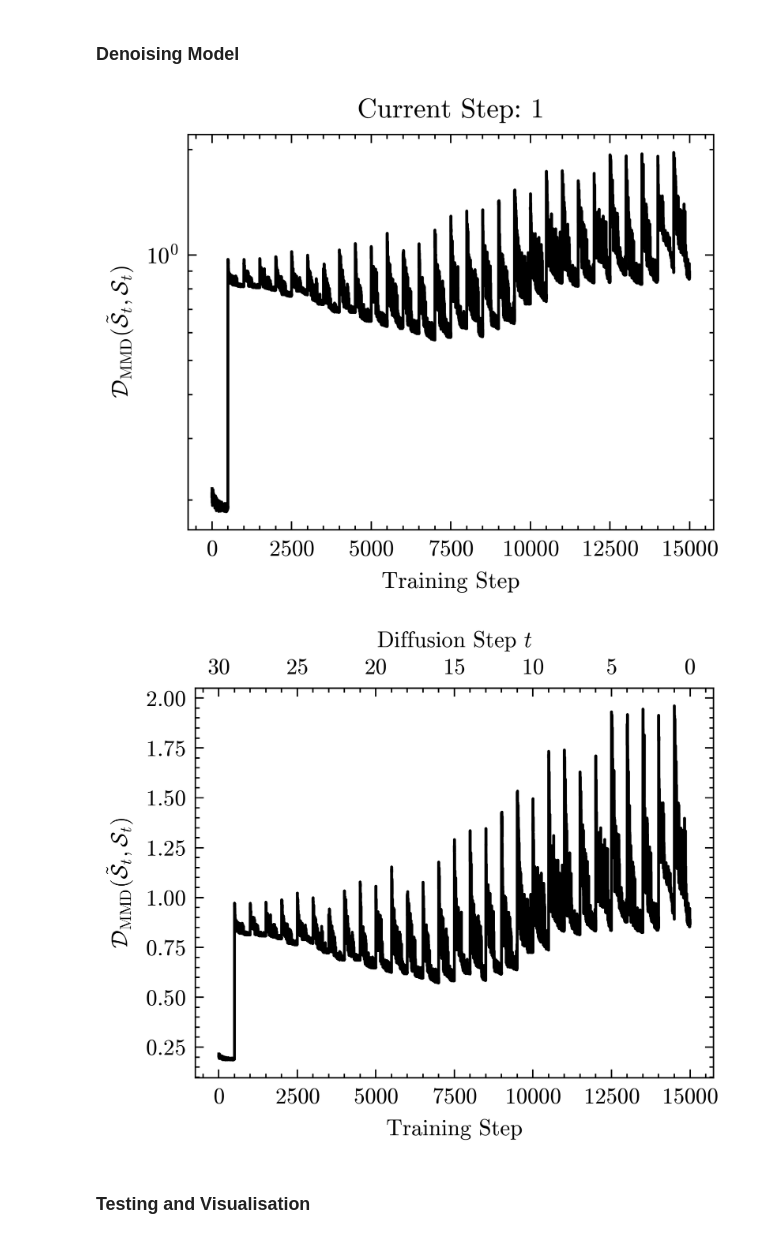
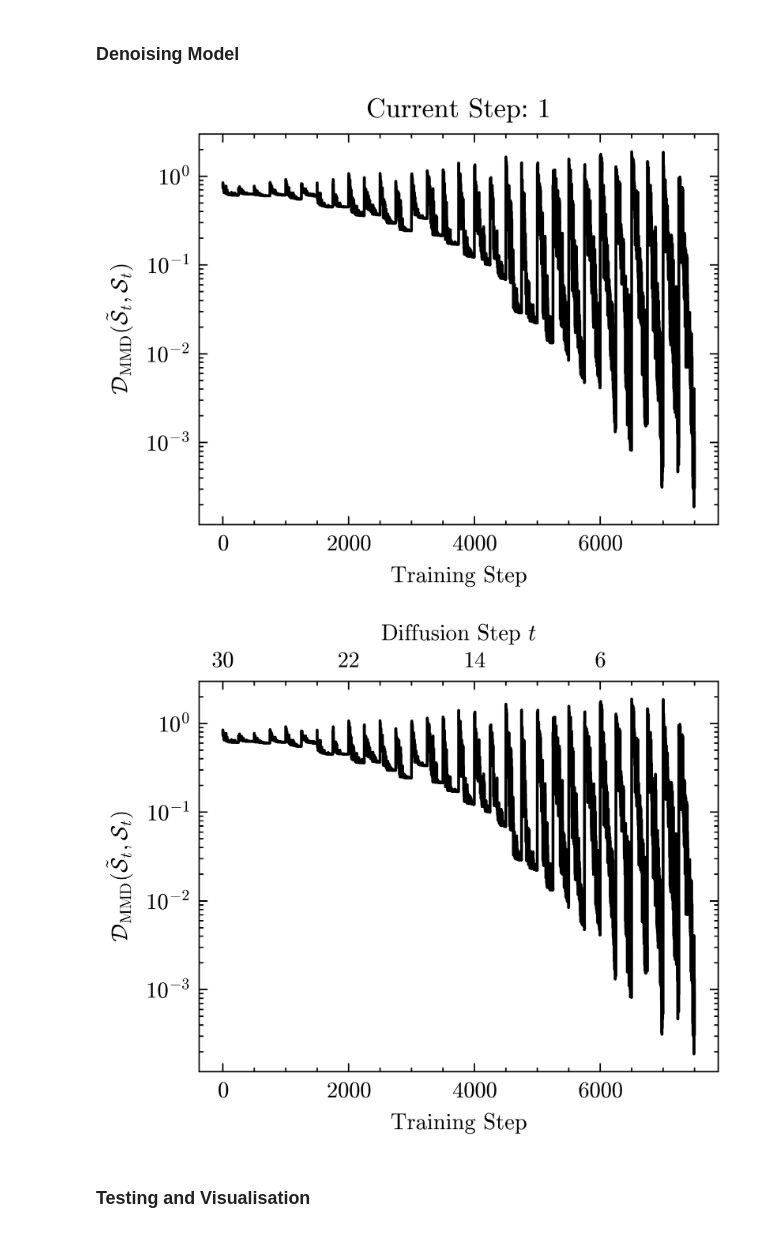
Before and after one commit to DanielQuinn53/QuantumDiffusionDenoising, a Jupyter notebook: Better Attempt/Phase Transition/Phase-Ensemble.ipynb, the cells around one changed output. Saved outputs shown, nothing was run; the diff lists cells and outputs as text; code cells hidden in the pictures.

```diff
--- a/Better Attempt/Phase Transition/Phase-Ensemble.ipynb
+++ b/Better Attempt/Phase Transition/Phase-Ensemble.ipynb
@@ -200,25 +214,25 @@ for k in np.arange(T,0,-1):
         theta[(T-k) * Nparams : (T-k+1) * Nparams],
         args=(k,),
         method="COBYLA",
-        options={"maxiter": 500, 'tol':1e-10},
+        options={"maxiter": 250, 'tol':1e-10},
     )
 
     theta[ (T-k) * Nparams : (T-k+1) * Nparams] = result.x
 # %% [output]
-[figure, old version]
+[figure, new version]
 # %%
 plt.xlabel("Training Step")
-#plt.yscale('log')
+plt.yscale('log')
 plt.ylabel(r'$\mathcal{D}_{\text{MMD}} (\tilde{\mathcal{S}}_t, \mathcal{S}_t)$')
 plt.plot(range(len(loss_hist)), loss_hist)
 
 secax = plt.gca().secondary_xaxis('top')
 secax.set_xlabel(fr"Diffusion Step $t$")
-secax.set_xticklabels(np.arange(T+5,-1,-5))
-plt.savefig('Phase-Loss-MMD.pdf', bbox_inches='tight')
+secax.set_xticklabels(np.arange(T+8,-1,-8))
+plt.savefig('Phase-Loss-2qubit.pdf', bbox_inches='tight')
 plt.show()
 # %% [output]
-[figure, old version]
+[figure, new version]
 # %% [markdown]
 ### Testing and Visualisation
 # %%
```
Also changed, not shown: parts of 6 cells of this notebook, 10 other files.
